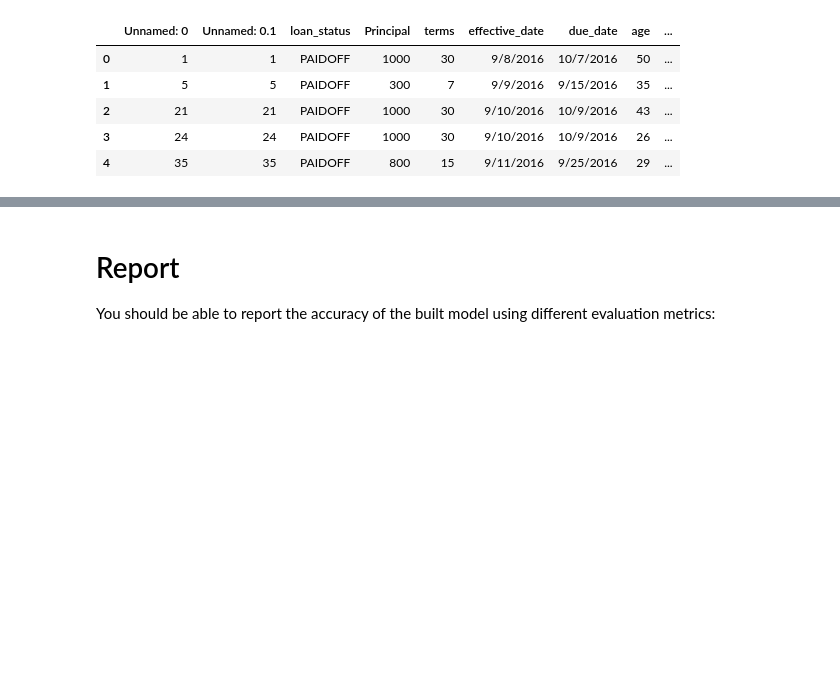
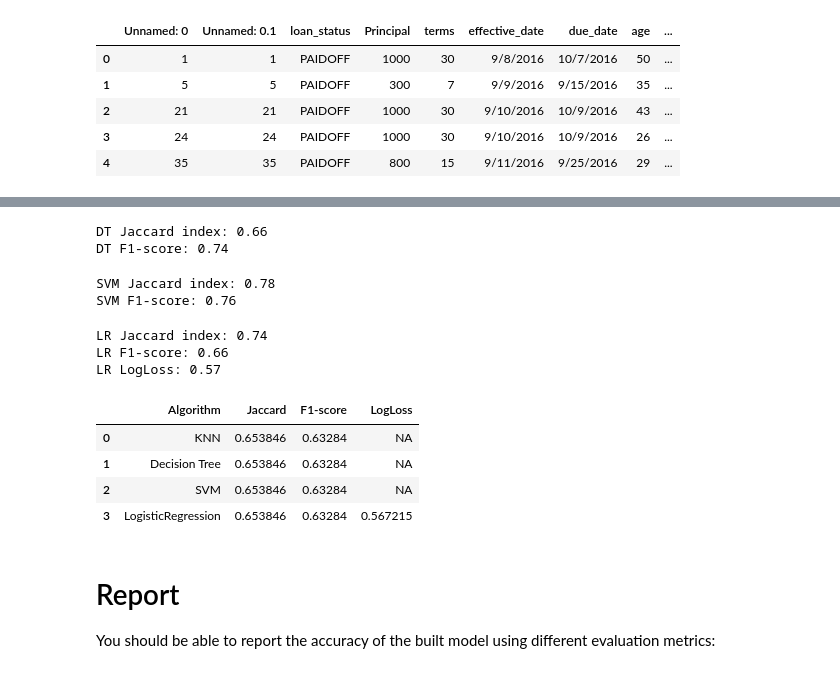
Before and after one commit to cocokan05/Machine-Learning-in-Python-Assignment, a Jupyter notebook: ML0101EN-Proj-Loan-py-v1.ipynb, the cells around one changed output, grey strips where cells are left out. Cells and saved outputs as stored; diff of their text form; code cells hidden in the pictures; blank space fills up the shorter version.

```diff
--- a/ML0101EN-Proj-Loan-py-v1.ipynb
+++ b/ML0101EN-Proj-Loan-py-v1.ipynb
@@ -531,0 +482,27 @@ ValueError: query data dimension must match training data dimension
+# %%
+DT_yhat = Tree.predict(test_X)
+print("DT Jaccard index: %.2f" % jaccard_score(test_y, DT_yhat,pos_label = "PAIDOFF"))
+print("DT F1-score: %.2f" % f1_score(test_y, DT_yhat, average='weighted') )
+DTlist=['Decision Tree',jaccard_score(test_y, knn_yhat,pos_label = "PAIDOFF"),f1_score(test_y, knn_yhat, average='weighted'),'NA']
+# %% [output]
+DT Jaccard index: 0.66
+DT F1-score: 0.74
+# %%
+SVM_yhat = SVM_model.predict(test_X)
+print("SVM Jaccard index: %.2f" % jaccard_score(test_y, SVM_yhat,pos_label = "PAIDOFF"))
+print("SVM F1-score: %.2f" % f1_score(test_y, SVM_yhat, average='weighted') )
+SVMlist=['SVM',jaccard_score(test_y, knn_yhat,pos_label = "PAIDOFF"),f1_score(test_y, knn_yhat, average='weighted'),'NA']
+# %% [output]
+SVM Jaccard index: 0.78
+SVM F1-score: 0.76
+# %%
+LR_yhat = LR.predict(test_X)
+LR_yhat_prob = LR.predict_proba(test_X)
+print("LR Jaccard index: %.2f" % jaccard_score(test_y, LR_yhat,pos_label = "PAIDOFF"))
+print("LR F1-score: %.2f" % f1_score(test_y, LR_yhat, average='weighted') )
+print("LR LogLoss: %.2f" % log_loss(test_y, LR_yhat_prob))
+LRlist=['LogisticRegression',jaccard_score(test_y, knn_yhat,pos_label = "PAIDOFF"),f1_score(test_y, knn_yhat, average='weighted'),log_loss(test_y, LR_yhat_prob)]
+# %% [output]
+LR Jaccard index: 0.74
+LR F1-score: 0.66
+LR LogLoss: 0.57
@@ -532,3 +511,15 @@ ValueError: query data dimension must match training data dimension
+# %%
+df=pd.DataFrame(list(zip(KNNlist,DTlist,SVMlist,LRlist)))
+df1=df.T
+# %%
+df1.columns =['Algorithm', 'Jaccard','F1-score', 'LogLoss']
+df1
+# %% [output]
+|  | Algorithm | Jaccard | F1-score | LogLoss |
+| 0 | KNN | 0.653846 | 0.63284 | NA |
+| 1 | Decision Tree | 0.653846 | 0.63284 | NA |
+| 2 | SVM | 0.653846 | 0.63284 | NA |
+| 3 | LogisticRegression | 0.653846 | 0.63284 | 0.567215 |
 # %% [markdown]
 # Report
 
```
Also changed, not shown: parts of 25 cells of this notebook.
